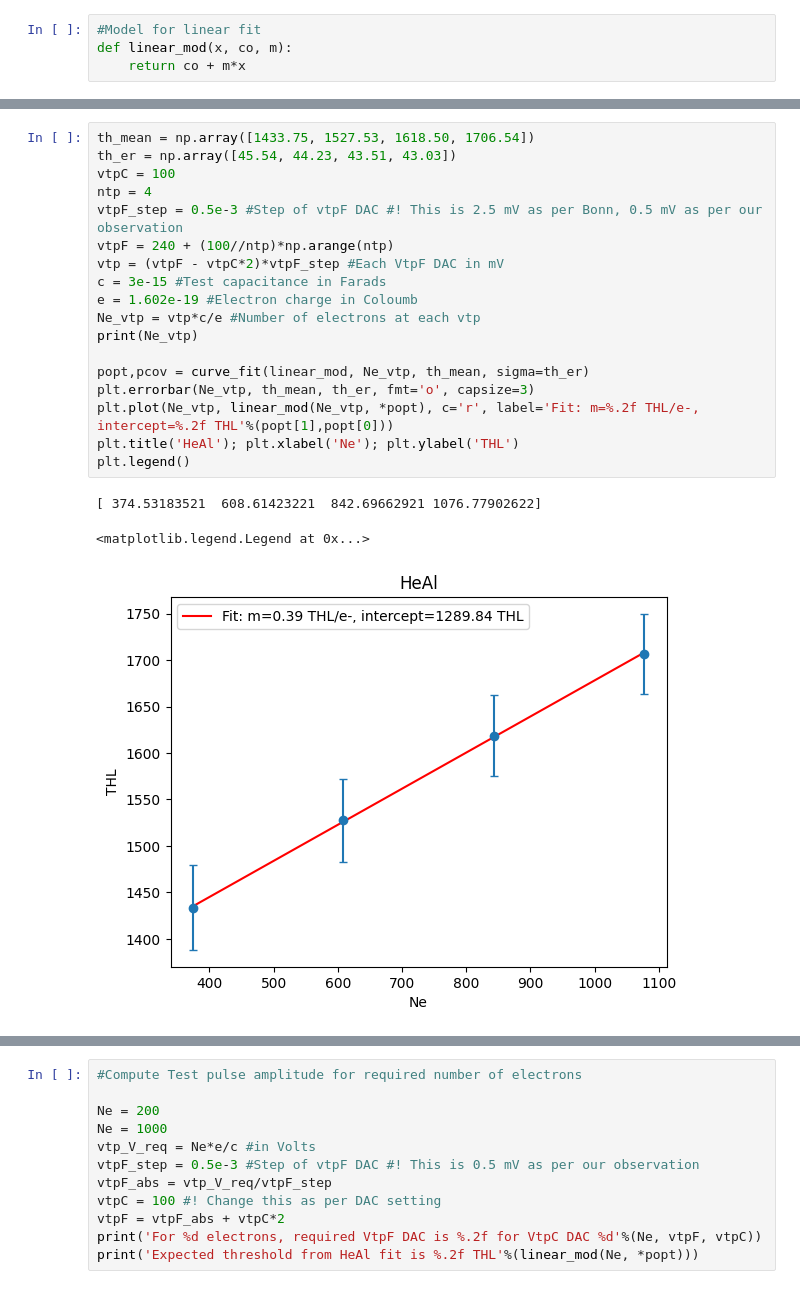
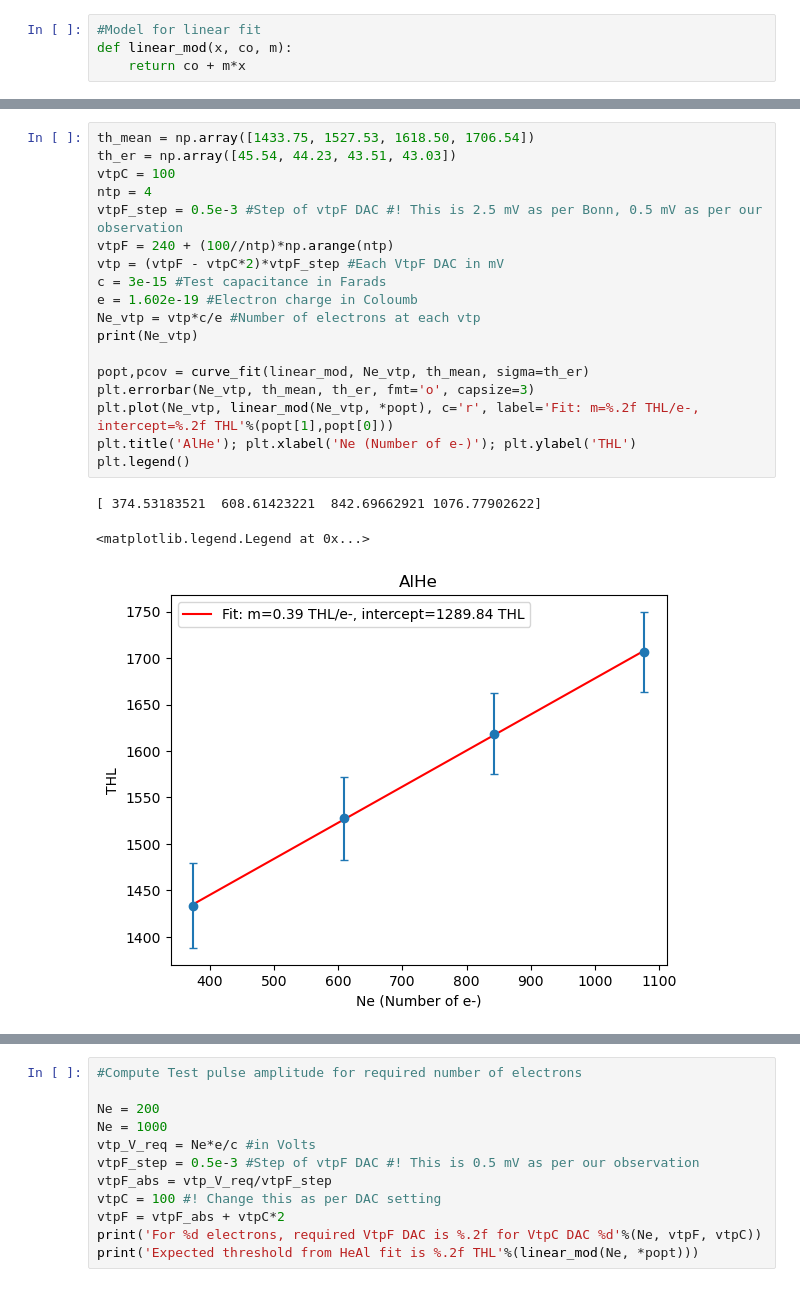
Before and after one commit to hemanth-manikantan/GridPix_2025Dec_IAPS, a Jupyter notebook: scripts/Workbook1.ipynb, the cells around one changed output, grey strips where cells are left out. Drawn from its saved outputs; the diff is of its cells as text.

```diff
--- a/scripts/Workbook1.ipynb
+++ b/scripts/Workbook1.ipynb
@@ -34,22 +34,22 @@ plt.legend()
 # %%
 th_mean = np.array([1433.75, 1527.53, 1618.50, 1706.54])
 th_er = np.array([45.54, 44.23, 43.51, 43.03])
 vtpC = 100
 ntp = 4
 vtpF_step = 0.5e-3 #Step of vtpF DAC #! This is 2.5 mV as per Bonn, 0.5 mV as per our observation
 vtpF = 240 + (100//ntp)*np.arange(ntp)
 vtp = (vtpF - vtpC*2)*vtpF_step #Each VtpF DAC in mV
 c = 3e-15 #Test capacitance in Farads
 e = 1.602e-19 #Electron charge in Coloumb
 Ne_vtp = vtp*c/e #Number of electrons at each vtp
 print(Ne_vtp)
 
 popt,pcov = curve_fit(linear_mod, Ne_vtp, th_mean, sigma=th_er)
 plt.errorbar(Ne_vtp, th_mean, th_er, fmt='o', capsize=3)
 plt.plot(Ne_vtp, linear_mod(Ne_vtp, *popt), c='r', label='Fit: m=%.2f THL/e-, intercept=%.2f THL'%(popt[1],popt[0]))
-plt.title('HeAl'); plt.xlabel('Ne'); plt.ylabel('THL')
+plt.title('AlHe'); plt.xlabel('Ne (Number of e-)'); plt.ylabel('THL')
 plt.legend()
 # %% [output]
 [ 374.53183521  608.61423221  842.69662921 1076.77902622]
 <matplotlib.legend.Legend at 0x...>
-[figure, old version]
+[figure, new version]
```
Also changed, not shown: parts of 4 cells of this notebook, 1 other file.
